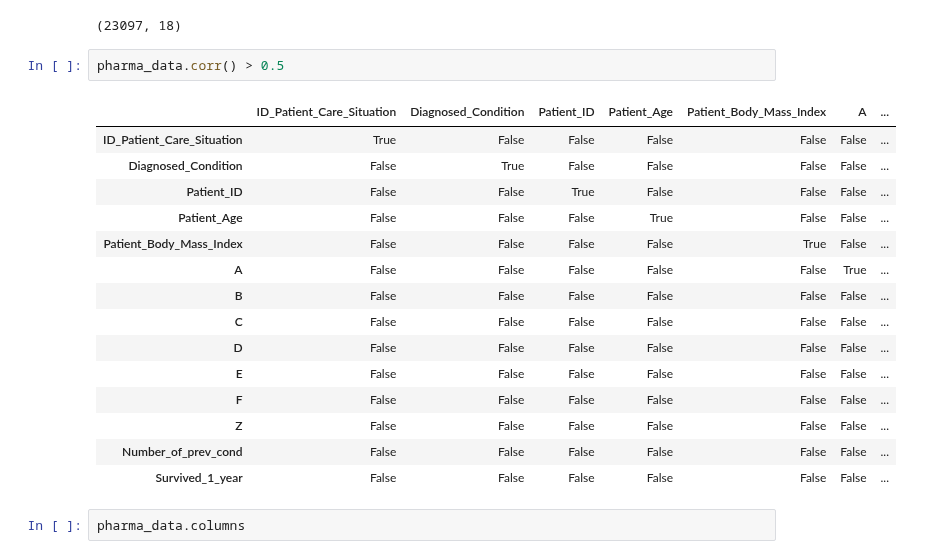
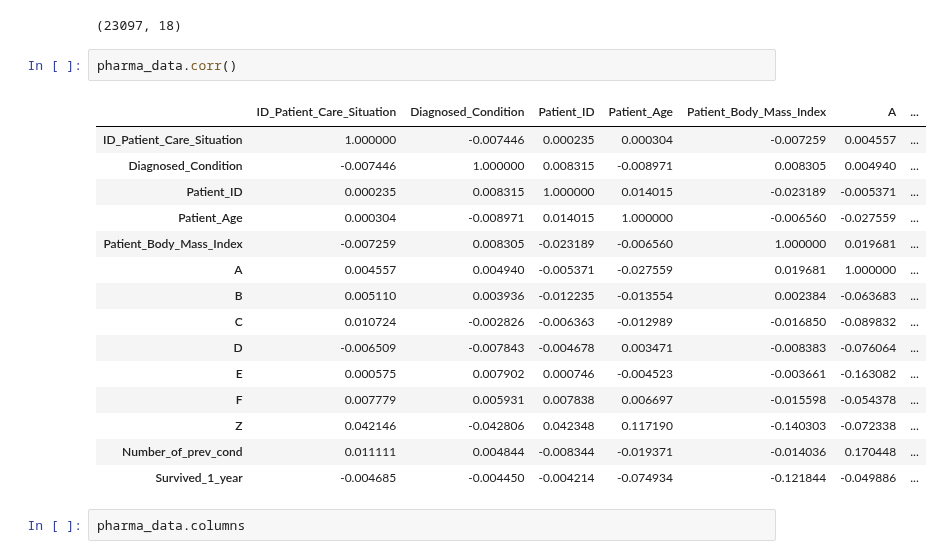
Before and after one commit to hpnightowl/Owlsbooks, a Jupyter notebook: pharma.ipynb, the cells around one changed output. Cells and saved outputs as stored; diff of their text form.

```diff
--- a/pharma.ipynb
+++ b/pharma.ipynb
@@ -19,23 +20,23 @@ pharma_data.shape
 # %% [output]
 (23097, 18)
 # %%
-pharma_data.corr() > 0.5
+pharma_data.corr()
 # %% [output]
 |  | ID_Patient_Care_Situation | Diagnosed_Condition | Patient_ID | Patient_Age | Patient_Body_Mass_Index | A | ... |
-| ID_Patient_Care_Situation | True | False | False | False | False | False | ... |
-| Diagnosed_Condition | False | True | False | False | False | False | ... |
-| Patient_ID | False | False | True | False | False | False | ... |
-| Patient_Age | False | False | False | True | False | False | ... |
-| Patient_Body_Mass_Index | False | False | False | False | True | False | ... |
-| A | False | False | False | False | False | True | ... |
-| B | False | False | False | False | False | False | ... |
-| C | False | False | False | False | False | False | ... |
-| D | False | False | False | False | False | False | ... |
-| E | False | False | False | False | False | False | ... |
-| F | False | False | False | False | False | False | ... |
-| Z | False | False | False | False | False | False | ... |
-| Number_of_prev_cond | False | False | False | False | False | False | ... |
-| Survived_1_year | False | False | False | False | False | False | ... |
+| ID_Patient_Care_Situation | 1.000000 | -0.007446 | 0.000235 | 0.000304 | -0.007259 | 0.004557 | ... |
+| Diagnosed_Condition | -0.007446 | 1.000000 | 0.008315 | -0.008971 | 0.008305 | 0.004940 | ... |
+| Patient_ID | 0.000235 | 0.008315 | 1.000000 | 0.014015 | -0.023189 | -0.005371 | ... |
+| Patient_Age | 0.000304 | -0.008971 | 0.014015 | 1.000000 | -0.006560 | -0.027559 | ... |
+| Patient_Body_Mass_Index | -0.007259 | 0.008305 | -0.023189 | -0.006560 | 1.000000 | 0.019681 | ... |
+| A | 0.004557 | 0.004940 | -0.005371 | -0.027559 | 0.019681 | 1.000000 | ... |
+| B | 0.005110 | 0.003936 | -0.012235 | -0.013554 | 0.002384 | -0.063683 | ... |
+| C | 0.010724 | -0.002826 | -0.006363 | -0.012989 | -0.016850 | -0.089832 | ... |
+| D | -0.006509 | -0.007843 | -0.004678 | 0.003471 | -0.008383 | -0.076064 | ... |
+| E | 0.000575 | 0.007902 | 0.000746 | -0.004523 | -0.003661 | -0.163082 | ... |
+| F | 0.007779 | 0.005931 | 0.007838 | 0.006697 | -0.015598 | -0.054378 | ... |
+| Z | 0.042146 | -0.042806 | 0.042348 | 0.117190 | -0.140303 | -0.072338 | ... |
+| Number_of_prev_cond | 0.011111 | 0.004844 | -0.008344 | -0.019371 | -0.014036 | 0.170448 | ... |
+| Survived_1_year | -0.004685 | -0.004450 | -0.004214 | -0.074934 | -0.121844 | -0.049886 | ... |
 # %%
 pharma_data.columns
 # %% [output]
```
Also changed, not shown: parts of 20 cells of this notebook.
